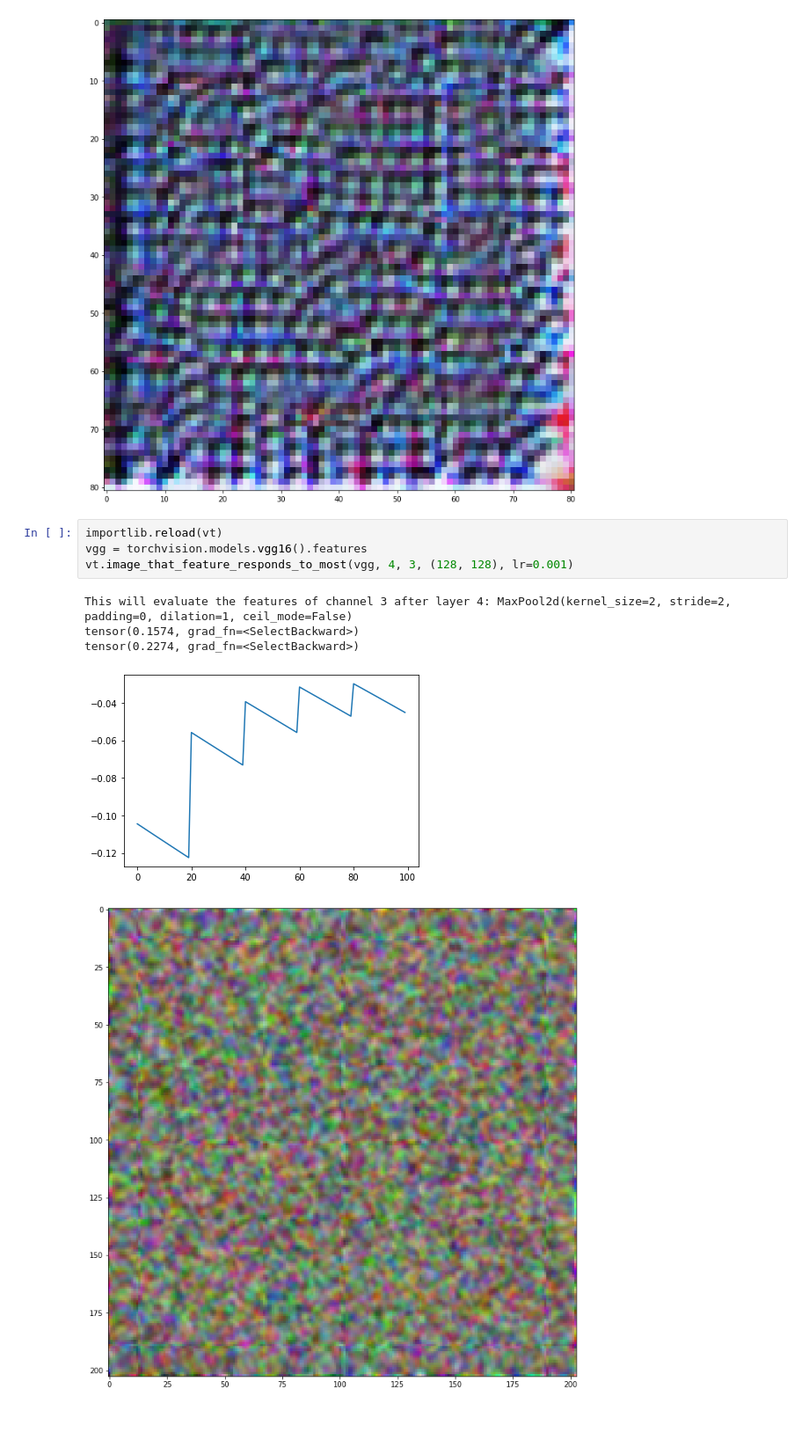
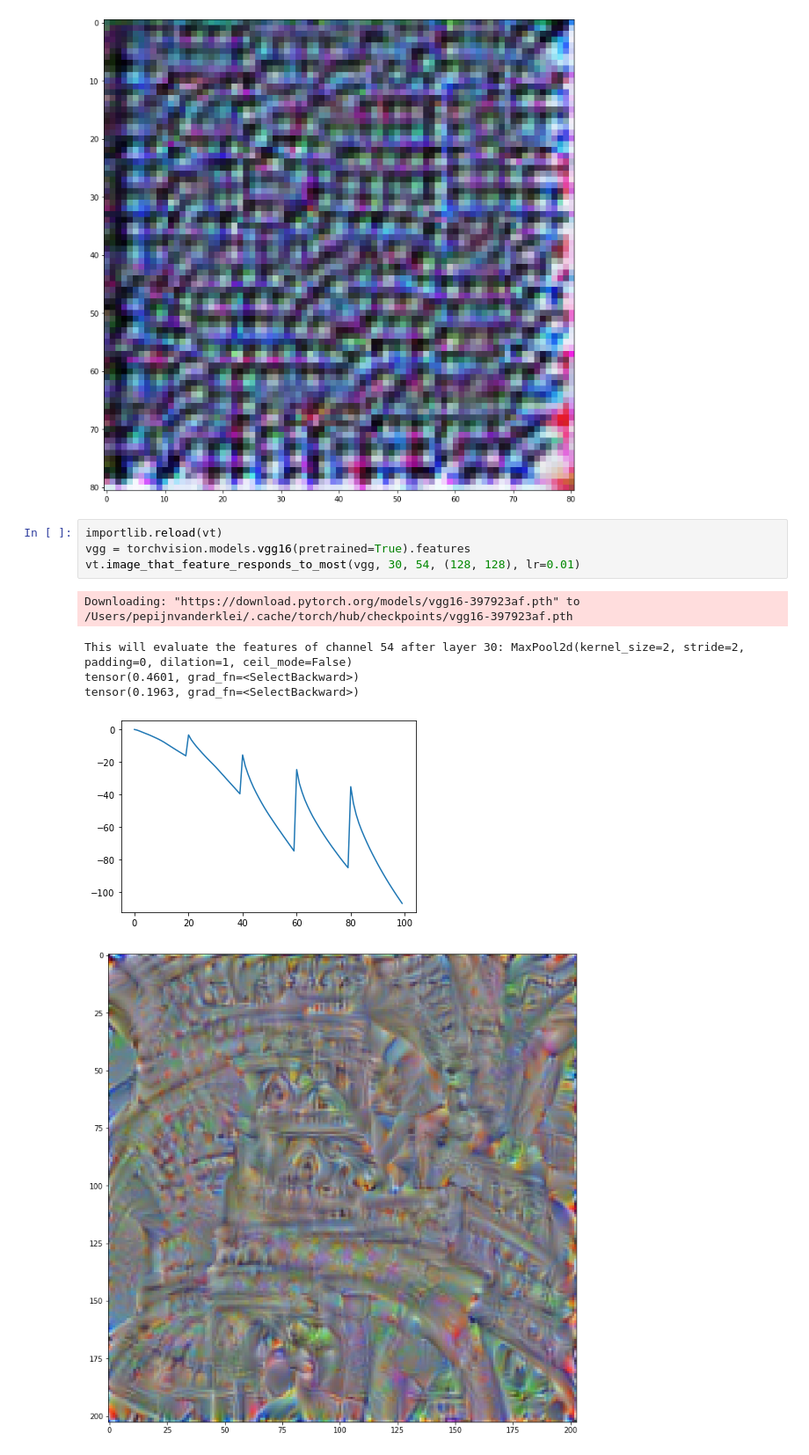
Before and after one commit to pvdklei/modelsmakemodels, a Jupyter notebook: pepijn/cifar10_model_visual.ipynb, the cells around one changed output. Shown at 88% size. Saved outputs shown, nothing was run; the diff lists cells and outputs as text; blank space fills up the shorter version.

```diff
--- a/pepijn/cifar10_model_visual.ipynb
+++ b/pepijn/cifar10_model_visual.ipynb
@@ -156,11 +156,12 @@ tensor(0.2102, grad_fn=<SelectBackward>)
 [figure]
 # %%
 importlib.reload(vt)
-vgg = torchvision.models.vgg16().features
-vt.image_that_feature_responds_to_most(vgg, 4, 3, (128, 128), lr=0.001)
+vgg = torchvision.models.vgg16(pretrained=True).features
+vt.image_that_feature_responds_to_most(vgg, 30, 54, (128, 128), lr=0.01)
 # %% [output]
-This will evaluate the features of channel 3 after layer 4: MaxPool2d(kernel_size=2, stride=2, padding=0, dilation=1, ceil_mode=False)
-tensor(0.1574, grad_fn=<SelectBackward>)
-tensor(0.2274, grad_fn=<SelectBackward>)
+Downloading: "https://download.pytorch.org/models/vgg16-397923af.pth" to /Users/pepijnvanderklei/.cache/torch/hub/checkpoints/vgg16-397923af.pth
+This will evaluate the features of channel 54 after layer 30: MaxPool2d(kernel_size=2, stride=2, padding=0, dilation=1, ceil_mode=False)
+tensor(0.4601, grad_fn=<SelectBackward>)
+tensor(0.1963, grad_fn=<SelectBackward>)
-[figure, old version]
+[figure, new version]
-[figure, old version]
+[figure, new version]
```
Also changed, not shown: 1 other file.
